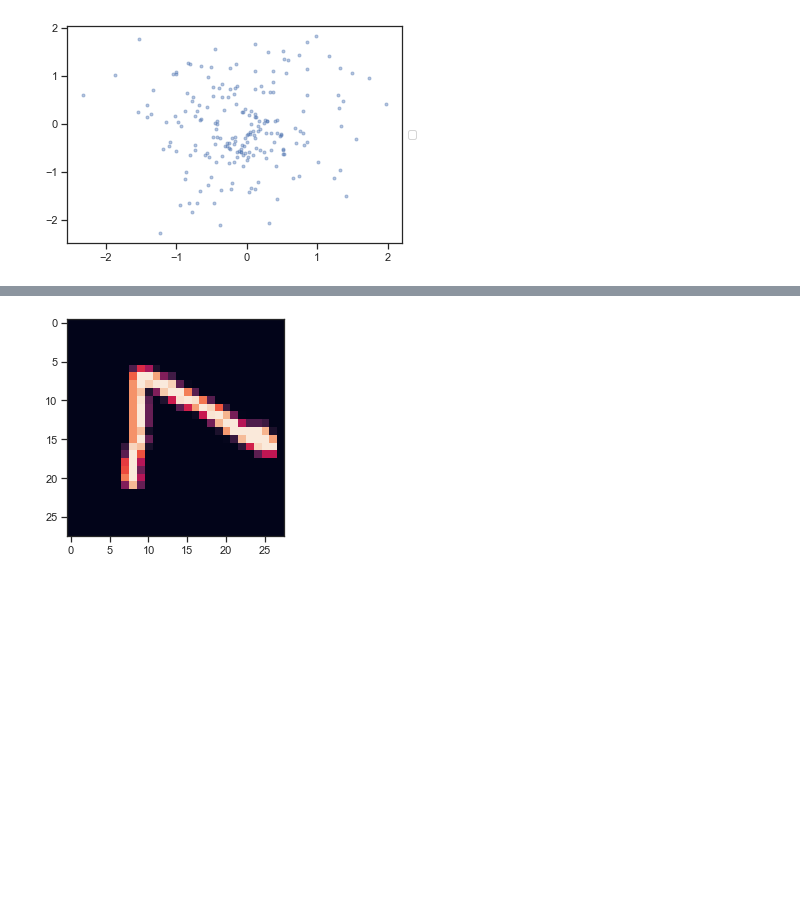
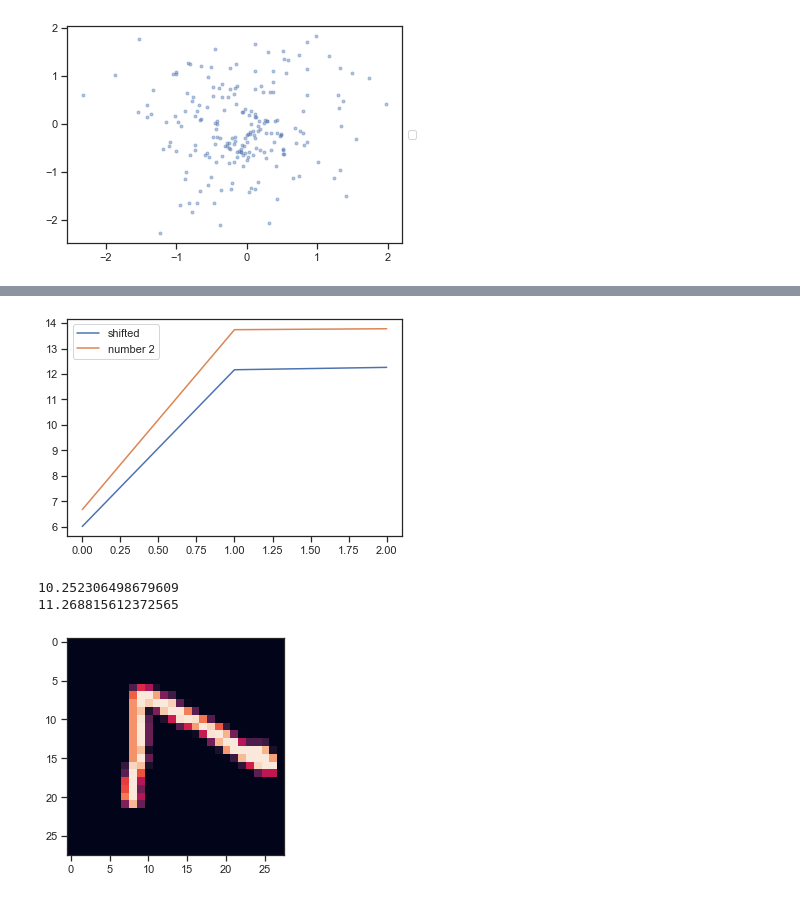
Before and after one commit to Didayolo/generators, a Jupyter notebook: vae_benchmark.ipynb, the cells around one changed output, grey strips where cells are left out. Saved outputs shown, nothing was run; the diff lists cells and outputs as text; code cells hidden in the pictures; blank space fills up the shorter version.

```diff
--- a/vae_benchmark.ipynb
+++ b/vae_benchmark.ipynb
@@ -302,0 +309,41 @@ apd.AutoData(model.encoder.predict(x_decoded)).plot()
+# %%
+# only with architecture = CNN
+
+epochs = 2
+
+example = x_test[0] # image of a 7
+example_shifted = np.roll(x_test[0], 5, 0) # translated
+example_2 = x_test[1] # image of a 2
+
+x = []
+#y0 = []
+y1 = []
+y2 = []
+d = apd.metric.distance
+
+for epoch in range(epochs):
+    x.append(epoch)
+    y0.append(model.siamese_distance(example, example))
+    y1.append(model.siamese_distance(example, example_shifted))
+    y2.append(model.siamese_distance(example, example_2))
+    model.fit(x_train,
+              shuffle=True,
+              epochs=1,
+              batch_size=120,
+              validation_data=(x_test, x_test))
+
+x.append(epochs)
+y0.append(model.siamese_distance(example, example))
+y1.append(model.siamese_distance(example, example_shifted))
+y2.append(model.siamese_distance(example, example_2))
+
+#plt.plot(x, y0, label='itself')
+plt.plot(x, y1, label='shifted')
+plt.plot(x, y2, label='number 2')
+plt.legend()
+plt.show()
+
+#print(d(example, example))
+print(d(example, example_shifted))
+print(d(example, example_2))
+# %% [output]
@@ -303 +354,4 @@ apd.AutoData(model.encoder.predict(x_decoded)).plot()
+[figure, added]
+10.252306498679609
+11.268815612372565
 # %%
```
Also changed, not shown: parts of 31 cells of this notebook.
